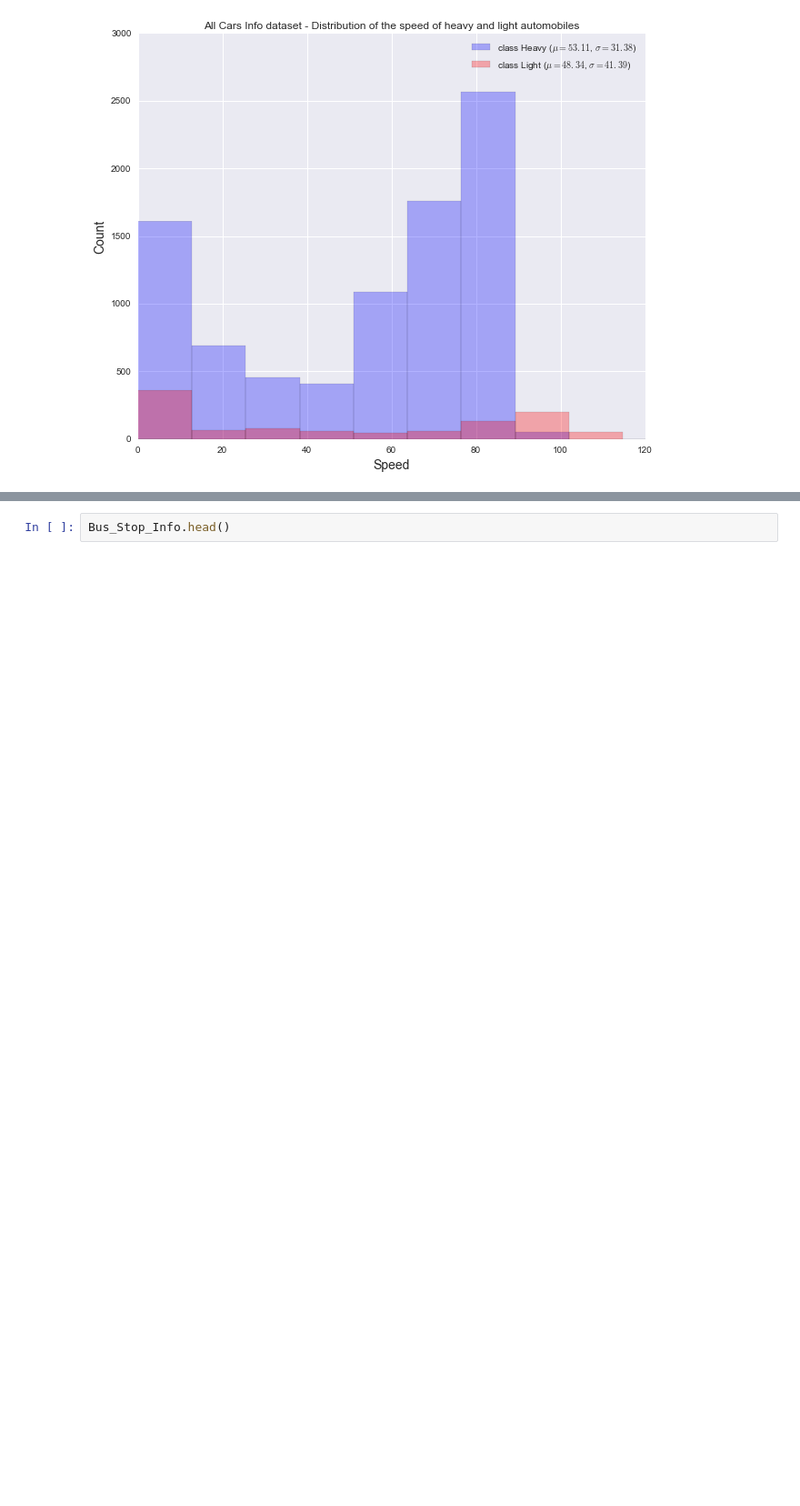
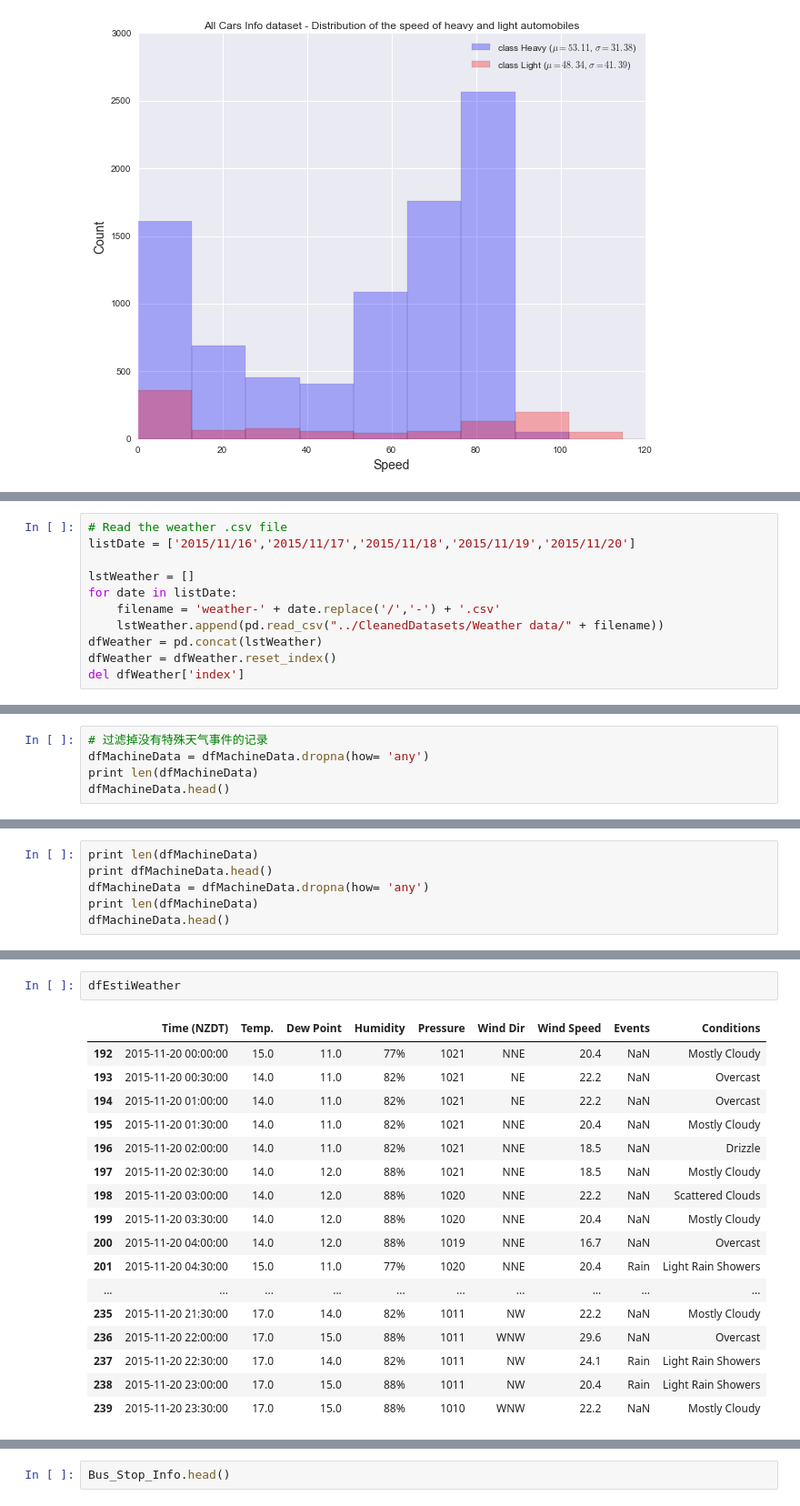
Before and after one commit to OscarZhou/DataScienceProject3, a Jupyter notebook: Project3/Notebook/exploratory notebook.ipynb, the cells around one changed output, grey strips where cells are left out. Shown at 91% size. Saved outputs shown, nothing was run; the diff lists cells and outputs as text; blank space fills up the shorter version.

```diff
--- a/Project3/Notebook/exploratory notebook.ipynb
+++ b/Project3/Notebook/exploratory notebook.ipynb
@@ -387,0 +436,11 @@ plt.show()
+# %%
+# Read the weather .csv file
+listDate = ['2015/11/16','2015/11/17','2015/11/18','2015/11/19','2015/11/20']
+
+lstWeather = []
+for date in listDate:
+    filename = 'weather-' + date.replace('/','-') + '.csv'
+    lstWeather.append(pd.read_csv("../CleanedDatasets/Weather data/" + filename))
+dfWeather = pd.concat(lstWeather)
+dfWeather = dfWeather.reset_index()
+del dfWeather['index']
@@ -387,0 +491,5 @@ plt.show()
+# %%
+# 过滤掉没有特殊天气事件的记录
+dfMachineData = dfMachineData.dropna(how= 'any')
+print len(dfMachineData)
+dfMachineData.head()
@@ -387,0 +504,6 @@ plt.show()
+# %%
+print len(dfMachineData)
+print dfMachineData.head()
+dfMachineData = dfMachineData.dropna(how= 'any')
+print len(dfMachineData)
+dfMachineData.head()
@@ -387,0 +590,20 @@ plt.show()
+# %%
+dfEstiWeather
+# %% [output]
+|  | Time (NZDT) | Temp. | Dew Point | Humidity | Pressure | Wind Dir | Wind Speed | Events | Conditions |
+| 192 | 2015-11-20 00:00:00 | 15.0 | 11.0 | 77% | 1021 | NNE | 20.4 | NaN | Mostly Cloudy |
+| 193 | 2015-11-20 00:30:00 | 14.0 | 11.0 | 82% | 1021 | NE | 22.2 | NaN | Overcast |
+| 194 | 2015-11-20 01:00:00 | 14.0 | 11.0 | 82% | 1021 | NE | 22.2 | NaN | Overcast |
+| 195 | 2015-11-20 01:30:00 | 14.0 | 11.0 | 82% | 1021 | NNE | 20.4 | NaN | Mostly Cloudy |
+| 196 | 2015-11-20 02:00:00 | 14.0 | 11.0 | 82% | 1021 | NNE | 18.5 | NaN | Drizzle |
+| 197 | 2015-11-20 02:30:00 | 14.0 | 12.0 | 88% | 1021 | NNE | 18.5 | NaN | Mostly Cloudy |
+| 198 | 2015-11-20 03:00:00 | 14.0 | 12.0 | 88% | 1020 | NNE | 22.2 | NaN | Scattered Clouds |
+| 199 | 2015-11-20 03:30:00 | 14.0 | 12.0 | 88% | 1020 | NNE | 20.4 | NaN | Mostly Cloudy |
+| 200 | 2015-11-20 04:00:00 | 14.0 | 12.0 | 88% | 1019 | NNE | 16.7 | NaN | Overcast |
+| 201 | 2015-11-20 04:30:00 | 15.0 | 11.0 | 77% | 1020 | NNE | 20.4 | Rain | Light Rain Showers |
+| ... | ... | ... | ... | ... | ... | ... | ... | ... | ... |
+| 235 | 2015-11-20 21:30:00 | 17.0 | 14.0 | 82% | 1011 | NW | 22.2 | NaN | Mostly Cloudy |
+| 236 | 2015-11-20 22:00:00 | 17.0 | 15.0 | 88% | 1011 | WNW | 29.6 | NaN | Overcast |
+| 237 | 2015-11-20 22:30:00 | 17.0 | 14.0 | 82% | 1011 | NW | 24.1 | Rain | Light Rain Showers |
+| 238 | 2015-11-20 23:00:00 | 17.0 | 15.0 | 88% | 1011 | NW | 20.4 | Rain | Light Rain Showers |
+| 239 | 2015-11-20 23:30:00 | 17.0 | 15.0 | 88% | 1010 | WNW | 22.2 | NaN | Mostly Cloudy |
```
Also changed, not shown: parts of 28 cells of this notebook.
